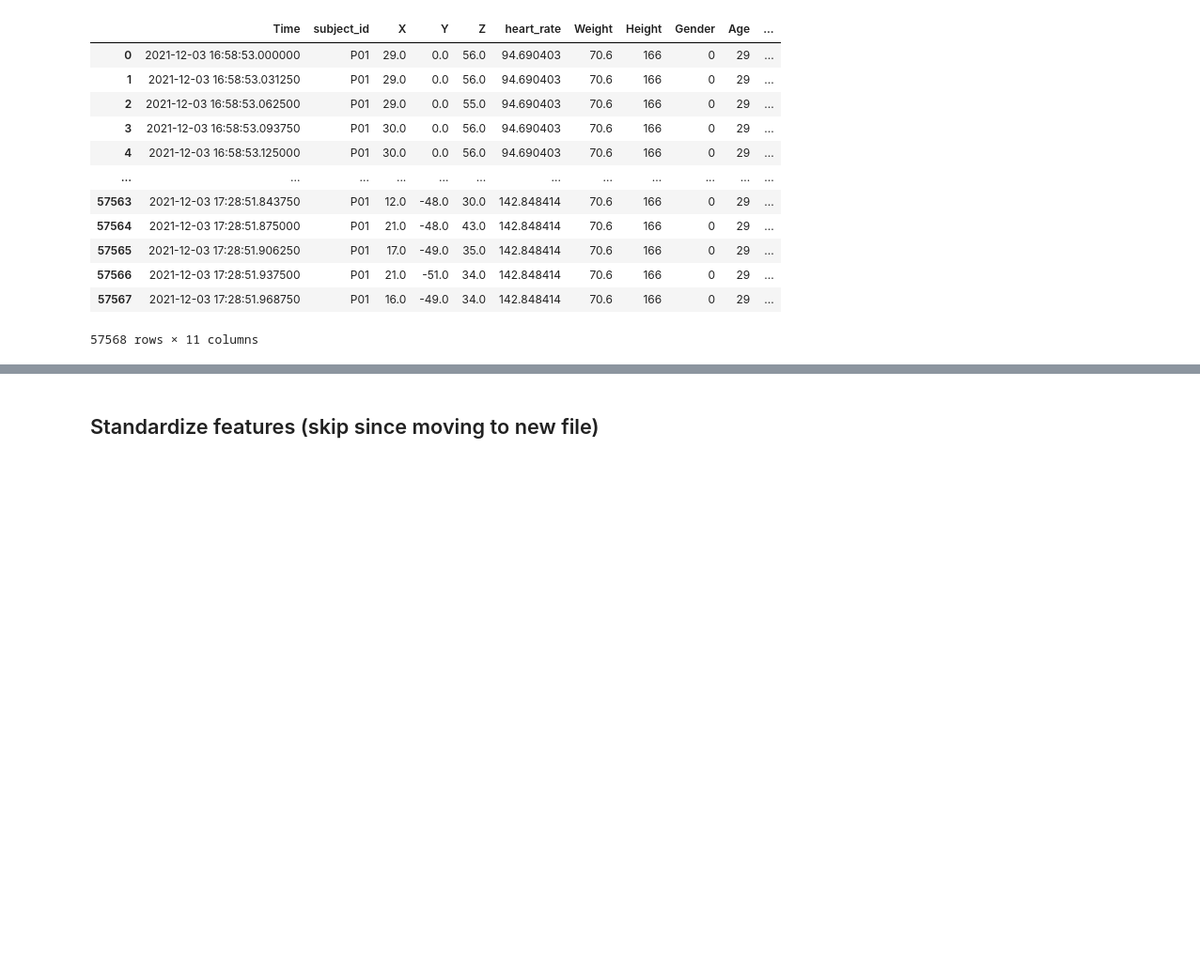
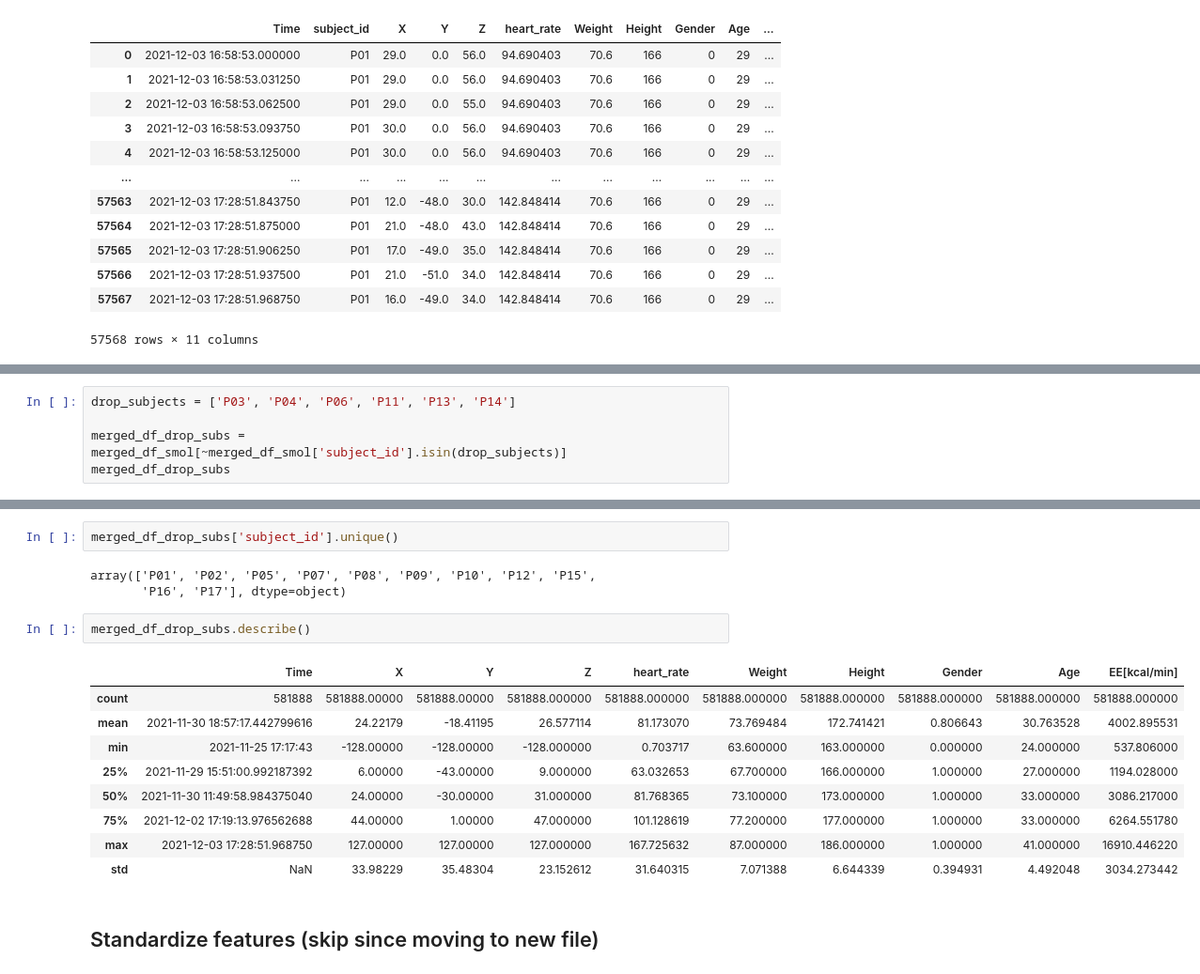
Before and after one commit to TylerAnderton/CSML, a Jupyter notebook: Final-Project/EE-Estimation/preprocessing.ipynb, the cells around one changed output, grey strips where cells are left out. Shown at 94% size. Saved outputs shown, nothing was run; the diff lists cells and outputs as text; blank space fills up the shorter version.

```diff
--- a/Final-Project/EE-Estimation/preprocessing.ipynb
+++ b/Final-Project/EE-Estimation/preprocessing.ipynb
@@ -188,0 +191,5 @@ merged_df_smol[merged_df_smol['subject_id'] == 'P01']
+# %%
+drop_subjects = ['P03', 'P04', 'P06', 'P11', 'P13', 'P14']
+
+merged_df_drop_subs = merged_df_smol[~merged_df_smol['subject_id'].isin(drop_subjects)]
+merged_df_drop_subs
@@ -189,3 +210,20 @@ merged_df_smol[merged_df_smol['subject_id'] == 'P01']
+# %%
+merged_df_drop_subs['subject_id'].unique()
+# %% [output]
+array(['P01', 'P02', 'P05', 'P07', 'P08', 'P09', 'P10', 'P12', 'P15',
+       'P16', 'P17'], dtype=object)
+# %%
+merged_df_drop_subs.describe()
+# %% [output]
+|  | Time | X | Y | Z | heart_rate | Weight | Height | Gender | Age | EE[kcal/min] |
+| count | 581888 | 581888.00000 | 581888.00000 | 581888.000000 | 581888.000000 | 581888.000000 | 581888.000000 | 581888.000000 | 581888.000000 | 581888.000000 |
+| mean | 2021-11-30 18:57:17.442799616 | 24.22179 | -18.41195 | 26.577114 | 81.173070 | 73.769484 | 172.741421 | 0.806643 | 30.763528 | 4002.895531 |
+| min | 2021-11-25 17:17:43 | -128.00000 | -128.00000 | -128.000000 | 0.703717 | 63.600000 | 163.000000 | 0.000000 | 24.000000 | 537.806000 |
+| 25% | 2021-11-29 15:51:00.992187392 | 6.00000 | -43.00000 | 9.000000 | 63.032653 | 67.700000 | 166.000000 | 1.000000 | 27.000000 | 1194.028000 |
+| 50% | 2021-11-30 11:49:58.984375040 | 24.00000 | -30.00000 | 31.000000 | 81.768365 | 73.100000 | 173.000000 | 1.000000 | 33.000000 | 3086.217000 |
+| 75% | 2021-12-02 17:19:13.976562688 | 44.00000 | 1.00000 | 47.000000 | 101.128619 | 77.200000 | 177.000000 | 1.000000 | 33.000000 | 6264.551780 |
+| max | 2021-12-03 17:28:51.968750 | 127.00000 | 127.00000 | 127.000000 | 167.725632 | 87.000000 | 186.000000 | 1.000000 | 41.000000 | 16910.446220 |
+| std | NaN | 33.98229 | 35.48304 | 23.152612 | 31.640315 | 7.071388 | 6.644339 | 0.394931 | 4.492048 | 3034.273442 |
 # %% [markdown]
 ## Standardize features (skip since moving to new file)
 # %%
```
Also changed, not shown: parts of 2 cells of this notebook, 48 other files.
